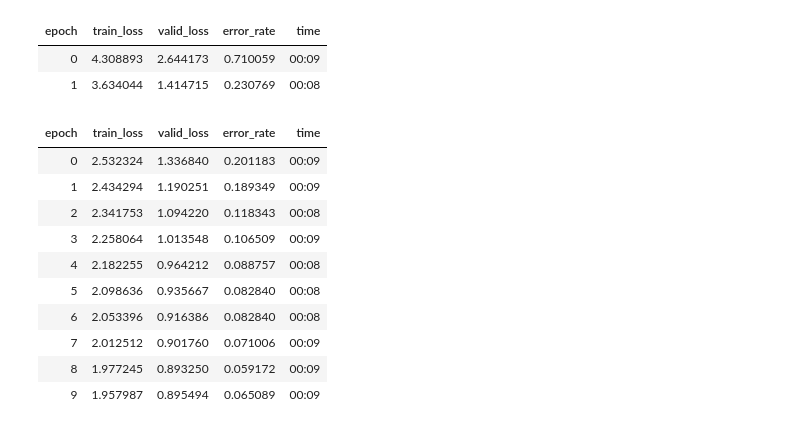
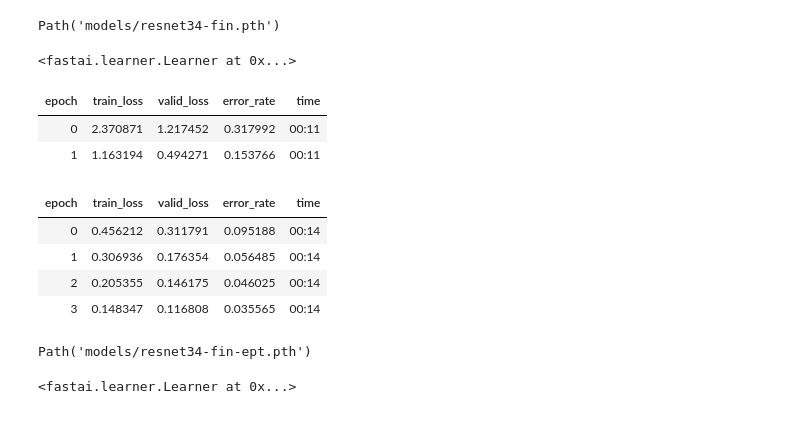
Before and after one commit to KennethTM/macro_inv_id, a Jupyter notebook: dk_data.ipynb, the cells around one changed output. Drawn from its saved outputs; the diff is of its cells as text; code cells hidden in the pictures.

```diff
--- a/dk_data.ipynb
+++ b/dk_data.ipynb
@@ -23,0 +3,5 @@ display(*imgs_list)
+# %%
+dk_dir = Path("dk_bugs")
+fin_dir = Path("finland_bugs")
+ept_dir = Path("ept_bugs_preproc")
+model_dir = Path(".")
@@ -24,6 +16,3 @@ display(*imgs_list)
 # %%
-dataloaders = ImageDataLoaders.from_folder(path=data_dir,
-                                           valid_pct=0.2,
-                                           bs=64,
-                                           item_tfms=Resize(224*3),
-                                           batch_tfms=aug_transforms(mult=2, size=224, min_scale=0.85, flip_vert=True))
+fin_dl = ImageDataLoaders.from_folder(path=fin_dir, valid_pct=0.2, bs=64, batch_tfms=aug_transforms(mult=2, size=224, flip_vert=True))
+ept_dl = ImageDataLoaders.from_folder(path=ept_dir, valid_pct=0.2, bs=64, batch_tfms=aug_transforms(mult=2, flip_vert=True))
@@ -44,17 +71,31 @@ learn = cnn_learner(dataloaders, resnet34, cbs=MixUp(), metrics=error_rate, loss
+# %%
+fin_learn.model[-1][-1]=nn.Linear(in_features=512, out_features=ept_n, bias=False)
+fin_learn.save("resnet34-fin")
+# %% [output]
+Path('models/resnet34-fin.pth')
+# %%
+ept_learn = cnn_learner(ept_dl, resnet34, metrics=error_rate, path = model_dir)
+ept_learn.load("resnet34-fin")
+# %% [output]
+<fastai.learner.Learner at 0x...>
 # %%
-learn.fine_tune(10, base_lr=0.001, freeze_epochs=2)
+ept_learn.fine_tune(4, freeze_epochs=2)
 # %% [output]
 | epoch | train_loss | valid_loss | error_rate | time |
-| 0 | 4.308893 | 2.644173 | 0.710059 | 00:09 |
-| 1 | 3.634044 | 1.414715 | 0.230769 | 00:08 |
+| 0 | 2.370871 | 1.217452 | 0.317992 | 00:11 |
+| 1 | 1.163194 | 0.494271 | 0.153766 | 00:11 |
 | epoch | train_loss | valid_loss | error_rate | time |
-| 0 | 2.532324 | 1.336840 | 0.201183 | 00:09 |
-| 1 | 2.434294 | 1.190251 | 0.189349 | 00:09 |
-| 2 | 2.341753 | 1.094220 | 0.118343 | 00:08 |
-| 3 | 2.258064 | 1.013548 | 0.106509 | 00:09 |
-| 4 | 2.182255 | 0.964212 | 0.088757 | 00:08 |
-| 5 | 2.098636 | 0.935667 | 0.082840 | 00:08 |
-| 6 | 2.053396 | 0.916386 | 0.082840 | 00:08 |
-| 7 | 2.012512 | 0.901760 | 0.071006 | 00:09 |
-| 8 | 1.977245 | 0.893250 | 0.059172 | 00:09 |
-| 9 | 1.957987 | 0.895494 | 0.065089 | 00:09 |
+| 0 | 0.456212 | 0.311791 | 0.095188 | 00:14 |
+| 1 | 0.306936 | 0.176354 | 0.056485 | 00:14 |
+| 2 | 0.205355 | 0.146175 | 0.046025 | 00:14 |
+| 3 | 0.148347 | 0.116808 | 0.035565 | 00:14 |
+# %%
+ept_learn.model[-1][-1]=nn.Linear(in_features=512, out_features=dk_n, bias=False)
+ept_learn.save("resnet34-fin-ept")
+# %% [output]
+Path('models/resnet34-fin-ept.pth')
+# %%
+dk_learn = cnn_learner(dk_dl, resnet34, metrics=error_rate, path = model_dir) #, cbs=MixUp(), loss_func=LabelSmoothingCrossEntropy()
+dk_learn.load("resnet34-fin-ept")
+# %% [output]
+<fastai.learner.Learner at 0x...>
```
Also changed, not shown: parts of 20 cells of this notebook, 7 other files.
